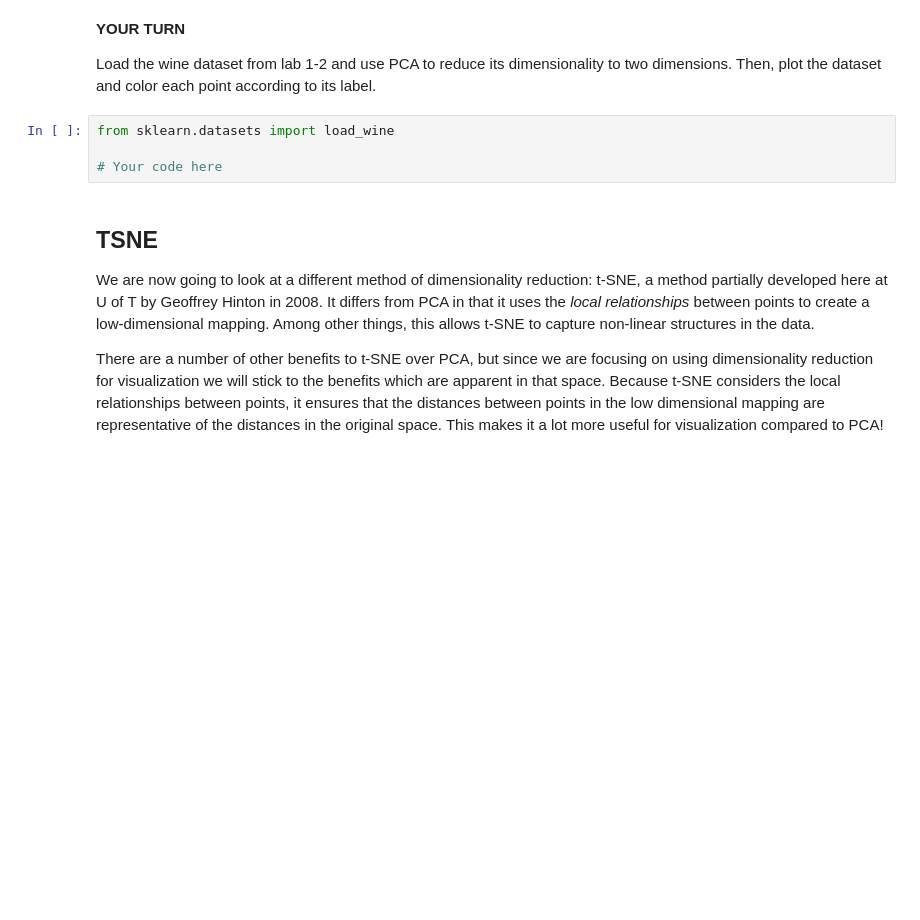
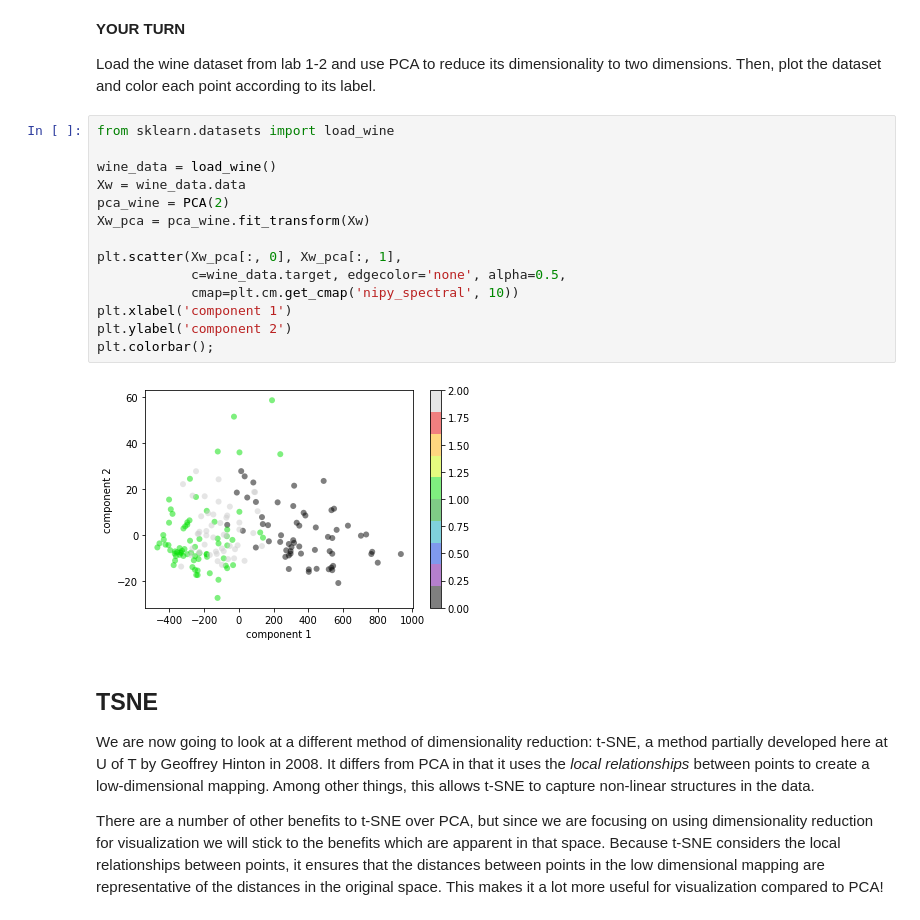
Before and after one commit to alexwolson/LabattCARTEBootcamp, a Jupyter notebook: Lab2.ipynb, the cells around one changed output. Cells and saved outputs as stored; diff of their text form; blank space fills up the shorter version.

```diff
--- a/Lab2.ipynb
+++ b/Lab2.ipynb
@@ -248,10 +305,22 @@ Recall what these components mean: the full data is a 64-dimensional point cloud
 **YOUR TURN**
 
 Load the wine dataset from lab 1-2 and use PCA to reduce its dimensionality to two dimensions. Then, plot the dataset and color each point according to its label.
-# %%
-from sklearn.datasets import load_wine
-
-# Your code here
+# %%
+from sklearn.datasets import load_wine
+
+wine_data = load_wine()
+Xw = wine_data.data
+pca_wine = PCA(2)
+Xw_pca = pca_wine.fit_transform(Xw)
+
+plt.scatter(Xw_pca[:, 0], Xw_pca[:, 1],
+            c=wine_data.target, edgecolor='none', alpha=0.5,
+            cmap=plt.cm.get_cmap('nipy_spectral', 10))
+plt.xlabel('component 1')
+plt.ylabel('component 2')
+plt.colorbar();
+# %% [output]
+[figure, added]
 # %% [markdown]
 ## TSNE
 
```
Also changed, not shown: parts of 23 cells of this notebook, 15 other files.
